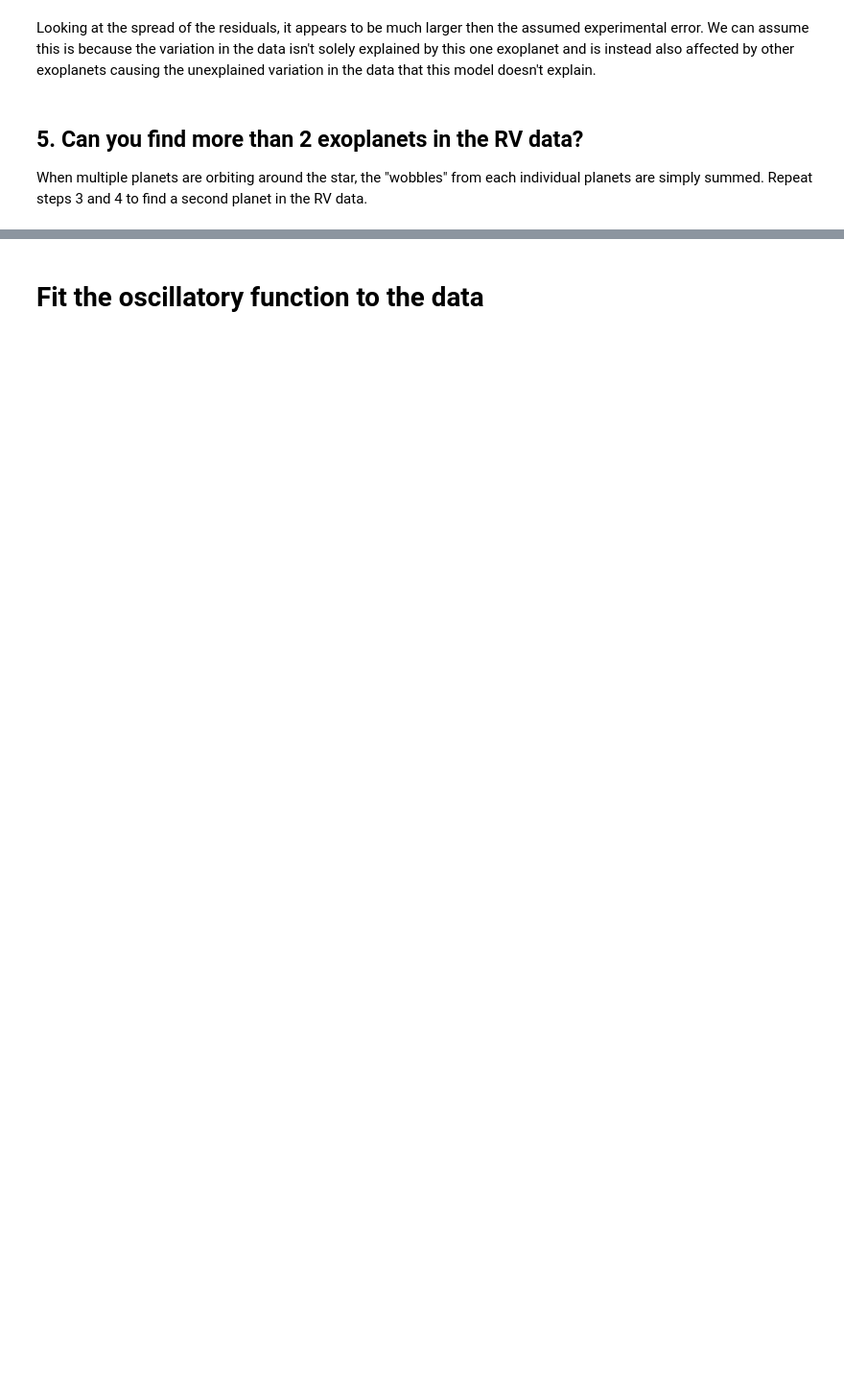
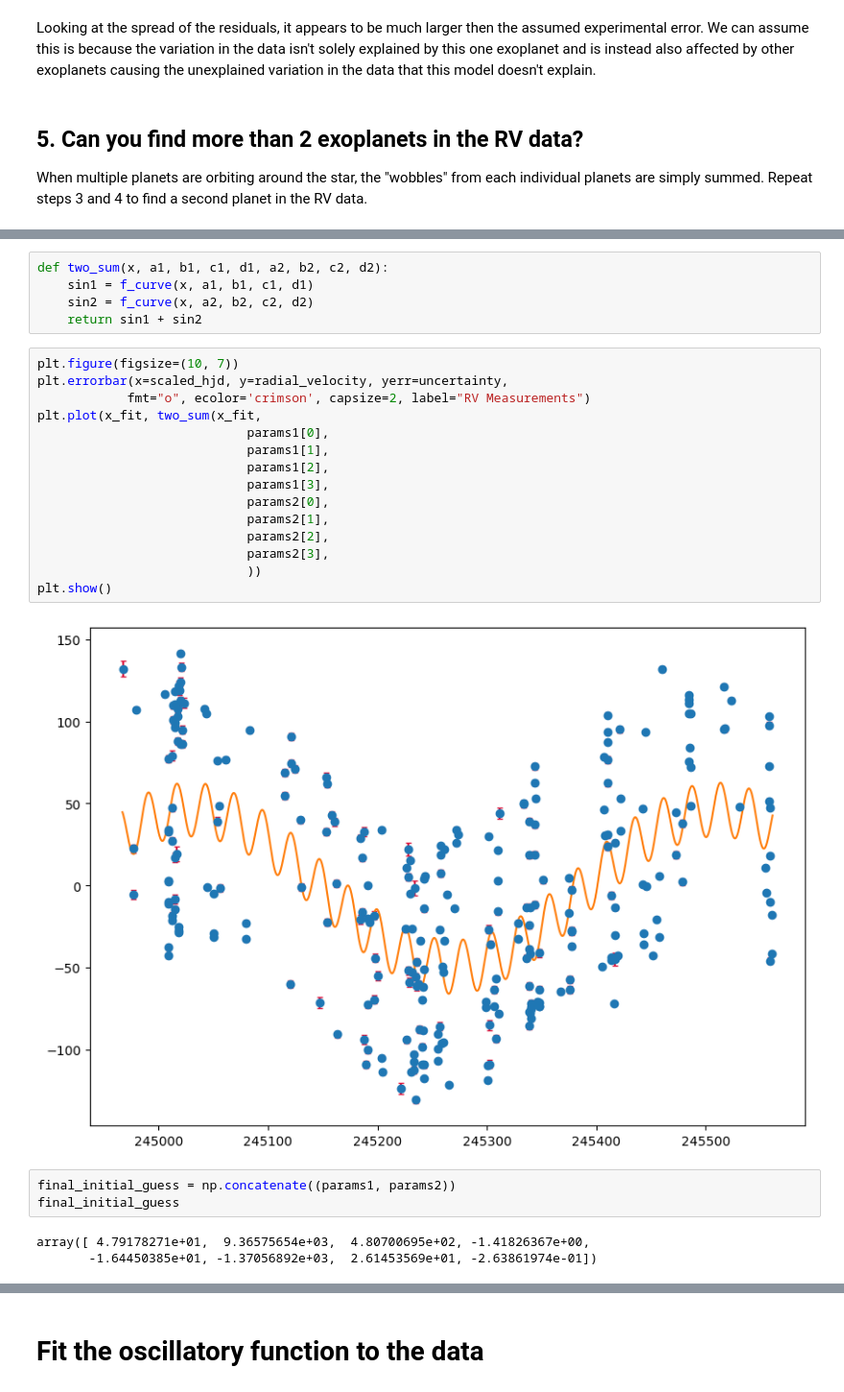
Before and after one commit to djlouie/ASTR-19-Group-Project, a Jupyter notebook: astr19-group-project.ipynb, the cells around one changed output, grey strips where cells are left out. Shown at 96% size. Saved outputs shown, nothing was run; the diff lists cells and outputs as text; blank space fills up the shorter version.

```diff
--- a/astr19-group-project.ipynb
+++ b/astr19-group-project.ipynb
@@ -197,0 +321,28 @@ When multiple planets are orbiting around the star, the "wobbles" from each indi
+# %%
+def two_sum(x, a1, b1, c1, d1, a2, b2, c2, d2):
+    sin1 = f_curve(x, a1, b1, c1, d1)
+    sin2 = f_curve(x, a2, b2, c2, d2)
+    return sin1 + sin2
+# %%
+plt.figure(figsize=(10, 7))
+plt.errorbar(x=scaled_hjd, y=radial_velocity, yerr=uncertainty,
+            fmt="o", ecolor='crimson', capsize=2, label="RV Measurements")
+plt.plot(x_fit, two_sum(x_fit,
+                            params1[0],
+                            params1[1],
+                            params1[2],
+                            params1[3],
+                            params2[0],
+                            params2[1],
+                            params2[2],
+                            params2[3],
+                            ))
+plt.show()
+# %% [output]
+[figure, added]
+# %%
+final_initial_guess = np.concatenate((params1, params2))
+final_initial_guess
+# %% [output]
+array([ 4.79178271e+01,  9.36575654e+03,  4.80700695e+02, -1.41826367e+00,
+       -1.64450385e+01, -1.37056892e+03,  2.61453569e+01, -2.63861974e-01])
```
Also changed, not shown: parts of 26 cells of this notebook, 3 other files.
